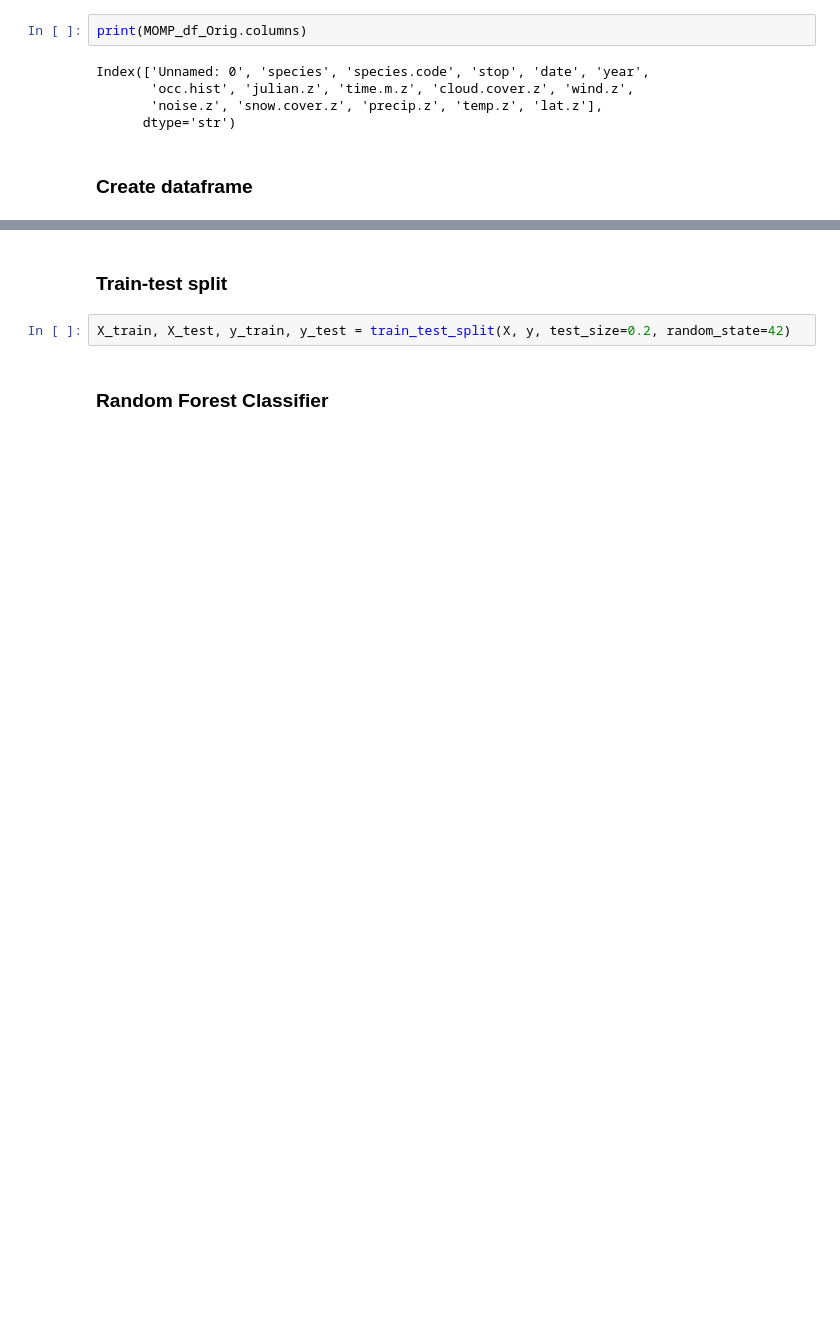
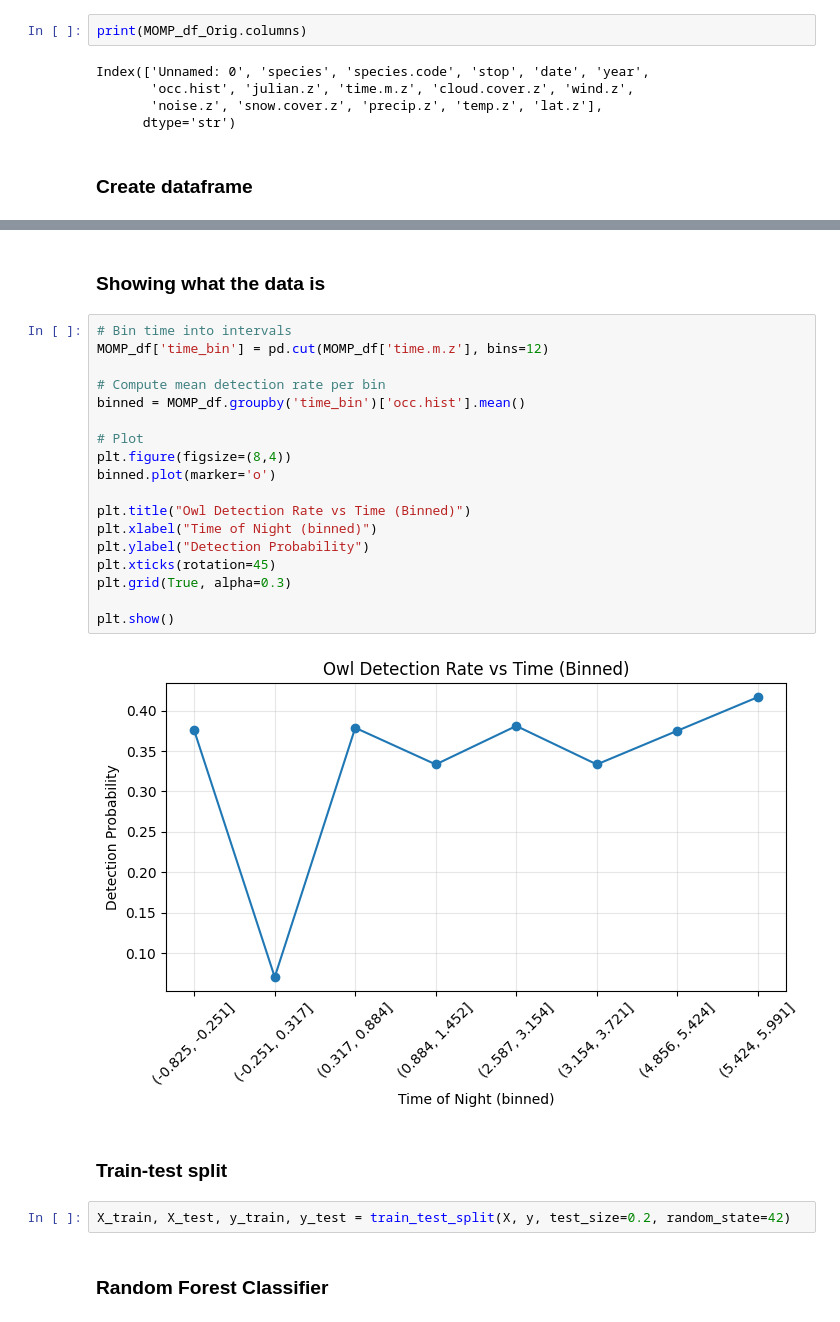
Before and after one commit to alvarann/MBB-BE-Project-Nathaniel-and-Bradley, a Jupyter notebook: Project1_Brad.ipynb, the cells around one changed output, grey strips where cells are left out. Saved outputs shown, nothing was run; the diff lists cells and outputs as text; blank space fills up the shorter version.

```diff
--- a/Project1_Brad.ipynb
+++ b/Project1_Brad.ipynb
@@ -86,6 +85,28 @@ MOMP_df.head()
 | 2 | 0.485932 | -0.59775 | 0.40585 | -0.813241 | 0 |
 | 3 | 0.485932 | -0.59775 | 0.40585 | -0.652362 | 0 |
 | 4 | 0.485932 | -0.59775 | 0.40585 | -0.652362 | 1 |
+# %% [markdown]
+### Showing what the data is
+# %%
+# Bin time into intervals
+MOMP_df['time_bin'] = pd.cut(MOMP_df['time.m.z'], bins=12)
+
+# Compute mean detection rate per bin
+binned = MOMP_df.groupby('time_bin')['occ.hist'].mean()
+
+# Plot
+plt.figure(figsize=(8,4))
+binned.plot(marker='o')
+
+plt.title("Owl Detection Rate vs Time (Binned)")
+plt.xlabel("Time of Night (binned)")
+plt.ylabel("Detection Probability")
+plt.xticks(rotation=45)
+plt.grid(True, alpha=0.3)
+
+plt.show()
+# %% [output]
+[figure, added]
 # %% [markdown]
 ### Train-test split
 # %%
```
Also changed, not shown: parts of 21 cells of this notebook.
